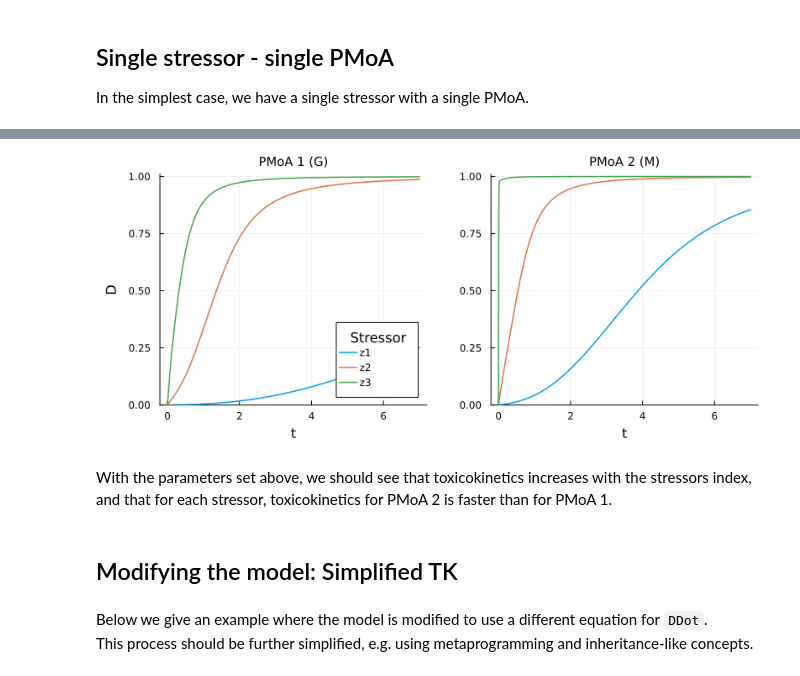
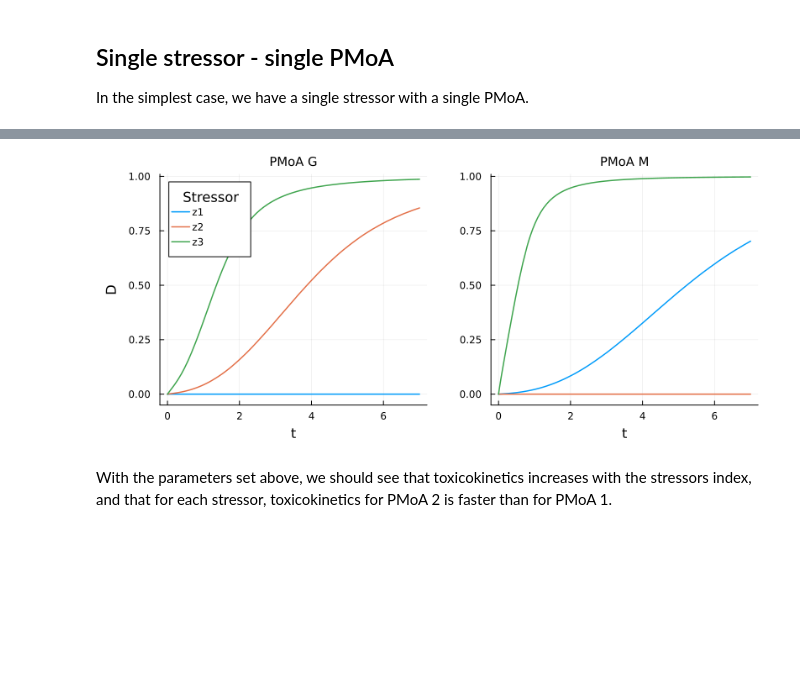
Before and after one commit to SimonHansul/DEBBase.jl, a Jupyter notebook: notebooks/ImplementationVerification/ImplemenationVerification_20231222_TK.ipynb, the cells around one changed output, grey strips where cells are left out. Saved outputs shown, nothing was run; the diff lists cells and outputs as text; code cells hidden in the pictures; blank space fills up the shorter version.

```diff
--- a/notebooks/ImplementationVerification/ImplemenationVerification_20231222_TK.ipynb
+++ b/notebooks/ImplementationVerification/ImplemenationVerification_20231222_TK.ipynb
@@ -145,60 +94,51 @@ Below we simulate TK for two stressors and two PMoAs each, as indicated by the `
 # %%
 p = plot( # define plot
     layout = (1,2),
     xlabel = "t",
     ylabel = ["D" "" "" "" ""],
     size = (800,350),
     bottommargin = 5mm,
     leftmargin = 5mm,
-    ylim = (0, 1.01),
+    ylim = (-0.05, 1.01),
     leg = true, legendtitle = ["Stressor" nothing],
-    title = ["PMoA 1 (G)" "PMoA 2 (M)"]
+    title = ["PMoA G" "PMoA M"]
     )
 
 
 glb = GlobalBaseParams(C_W = [1., 1., 1.], t_max = 7)
 deb = DEBBaseParams(
     # k_D-Matrix for two PMoAs and three stressors
-    k_D = [
-        .001 .01;
-        .1 .5;
-        1. 100.
-        ],
-    # drc_functs and drc_functs also currently has to match exactly in shape
-    # this might be simplified so that the same drc functs are assumed per PMoA across stressors
-    drc_functs = [
-        LL2 LL2M;
-        LL2 LL2M;
-        LL2 LL2M;
-        LL2 LL2M
-    ],
-    drc_params = [
-        (1., 2.) (1., 2.);
-        (1., 2.) (1., 2.);
-        (1., 2.) (1., 2.)
-    ])
+    k_D_G = [.0, .01, .1],
+    k_D_M = [.005, .0, .5],
+    drc_functs_G = [LL2, LL2M, LL2],
+    drc_functs_M = [LL2, LL2M, LL2],
+    drc_functs_A = [LL2, LL2M, LL2],
+    drc_functs_R = [LL2, LL2M, LL2],
+    drc_functs_h = [LL2, LL2M, LL2],
+    drc_params_G = [(1e10, 1e10), (1e10, 1e10), (1e10, 1e10)],
+    drc_params_M = [(1e10, 1e10), (1e10, 1e10), (1e10, 1e10)],
+    drc_params_A = [(1e10, 1e10), (1e10, 1e10), (1e10, 1e10)],
+    drc_params_R = [(1e10, 1e10), (1e10, 1e10), (1e10, 1e10)],
+    drc_params_h = [(1e10, 1e10), (1e10, 1e10), (1e10, 1e10)]
+    )
 
+isolate_pmoas!(deb, ["G", "M"])
 out = simulator(glb, deb)
 
 # damage for stressor 1
-@df out plot!(p, :t, :D_1_1, subplot = 1, label = "z1")
-@df out plot!(p, :t, :D_2_1, subplot = 2, label = nothing)
+@df out plot!(p, :t, :D_G_1, subplot = 1, label = "z1")
+@df out plot!(p, :t, :D_M_1, subplot = 2, label = nothing)
 
 # damage for stressor 2
-@df out plot!(p, :t, :D_1_2, subplot = 1, label = "z2")
-@df out plot!(p, :t, :D_2_2, subplot = 2, label = nothing)
+@df out plot!(p, :t, :D_G_2, subplot = 1, label = "z2")
+@df out plot!(p, :t, :D_M_2, subplot = 2, label = nothing)
 
 # damage for stressor 3
-@df out plot!(p, :t, :D_1_3, subplot = 1, label = "z3")
-@df out plot!(p, :t, :D_2_3, subplot = 2, label = nothing)
+@df out plot!(p, :t, :D_G_3, subplot = 1, label = "z3")
+@df out plot!(p, :t, :D_M_3, subplot = 2, label = nothing)
 
 display(p)
 # %% [output]
-[figure, old version]
+[figure, new version]
 # %% [markdown]
 With the parameters set above, we should see that toxicokinetics increases with the stressors index, and that for each stressor, toxicokinetics for PMoA 2 is faster than for PMoA 1.
-# %% [markdown]
-## Modifying the model: Simplified TK
-# %% [markdown]
-Below we give an example where the model is modified to use a different equation for `DDot`. <br>
-This process should be further simplified, e.g. using metaprogramming and inheritance-like concepts.
```
Also changed, not shown: parts of 19 cells of this notebook, 6 other files.
